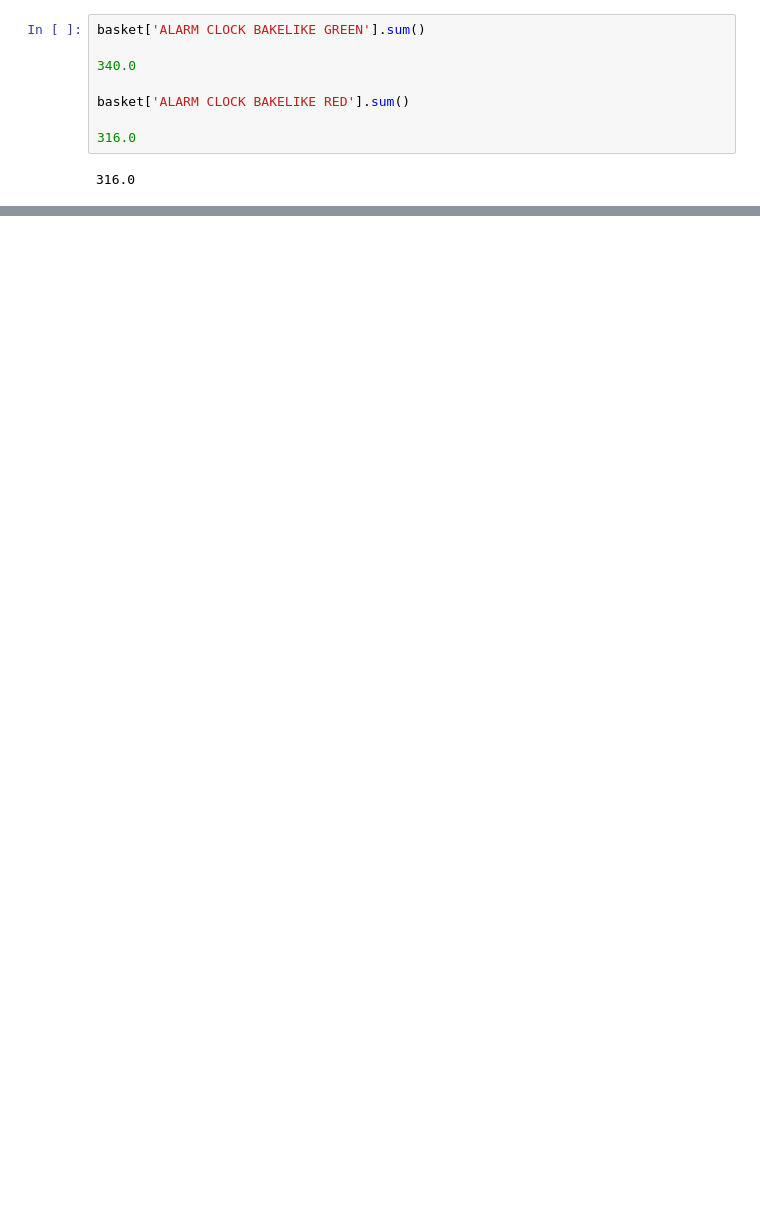
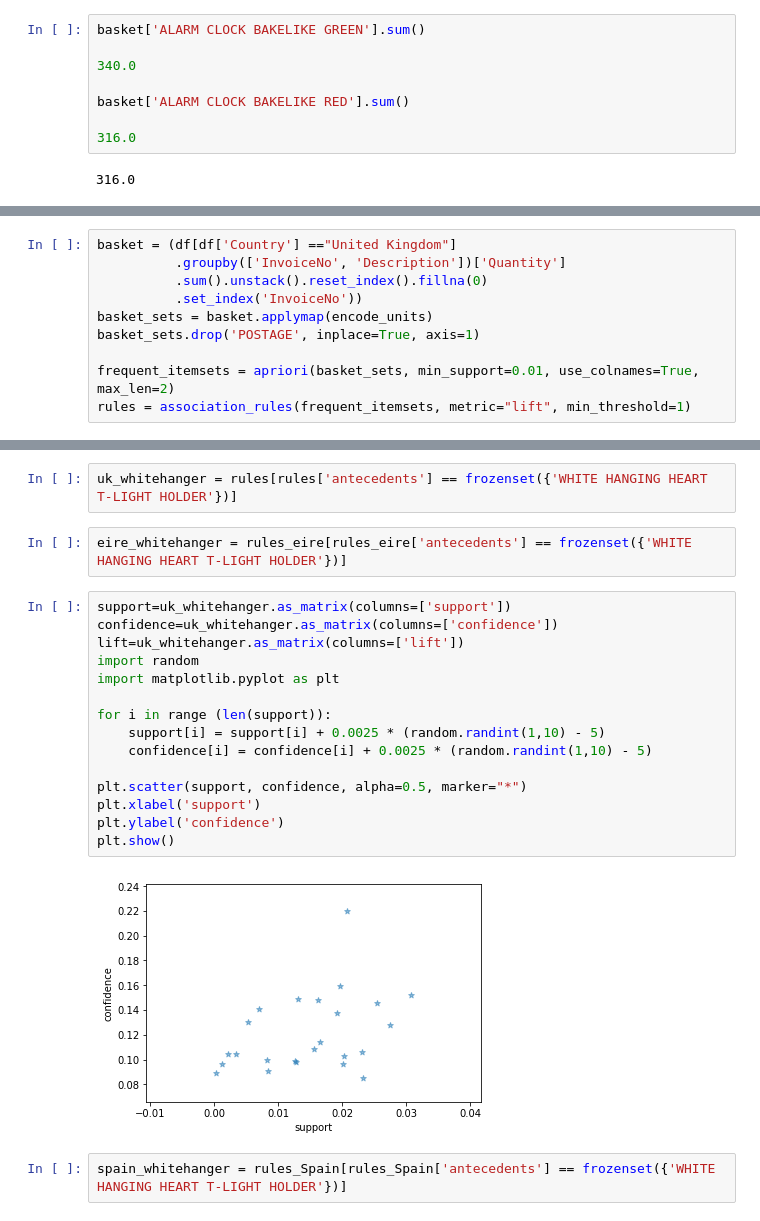
Before and after one commit to Preetikasri/Online-Customer-Purchase, a Jupyter notebook: notebook/marketing_project.ipynb, the cells around one changed output, grey strips where cells are left out. Drawn from its saved outputs; the diff is of its cells as text; blank space fills up the shorter version.

Commit message:
added: market basket analysis nb

```diff
--- a/notebook/marketing_project.ipynb
+++ b/notebook/marketing_project.ipynb
@@ -230,0 +405,10 @@ basket['ALARM CLOCK BAKELIKE RED'].sum()
+# %%
+basket = (df[df['Country'] =="United Kingdom"]
+          .groupby(['InvoiceNo', 'Description'])['Quantity']
+          .sum().unstack().reset_index().fillna(0)
+          .set_index('InvoiceNo'))
+basket_sets = basket.applymap(encode_units)
+basket_sets.drop('POSTAGE', inplace=True, axis=1)
+
+frequent_itemsets = apriori(basket_sets, min_support=0.01, use_colnames=True, max_len=2)
+rules = association_rules(frequent_itemsets, metric="lift", min_threshold=1)
@@ -230,0 +490,23 @@ basket['ALARM CLOCK BAKELIKE RED'].sum()
+# %%
+uk_whitehanger = rules[rules['antecedents'] == frozenset({'WHITE HANGING HEART T-LIGHT HOLDER'})]
+# %%
+eire_whitehanger = rules_eire[rules_eire['antecedents'] == frozenset({'WHITE HANGING HEART T-LIGHT HOLDER'})]
+# %%
+support=uk_whitehanger.as_matrix(columns=['support'])
+confidence=uk_whitehanger.as_matrix(columns=['confidence'])
+lift=uk_whitehanger.as_matrix(columns=['lift'])
+import random
+import matplotlib.pyplot as plt
+
+for i in range (len(support)):
+    support[i] = support[i] + 0.0025 * (random.randint(1,10) - 5)
+    confidence[i] = confidence[i] + 0.0025 * (random.randint(1,10) - 5)
+
+plt.scatter(support, confidence, alpha=0.5, marker="*")
+plt.xlabel('support')
+plt.ylabel('confidence')
+plt.show()
+# %% [output]
+[figure, added]
+# %%
+spain_whitehanger = rules_Spain[rules_Spain['antecedents'] == frozenset({'WHITE HANGING HEART T-LIGHT HOLDER'})]
```
Also changed, not shown: parts of 42 cells of this notebook.
